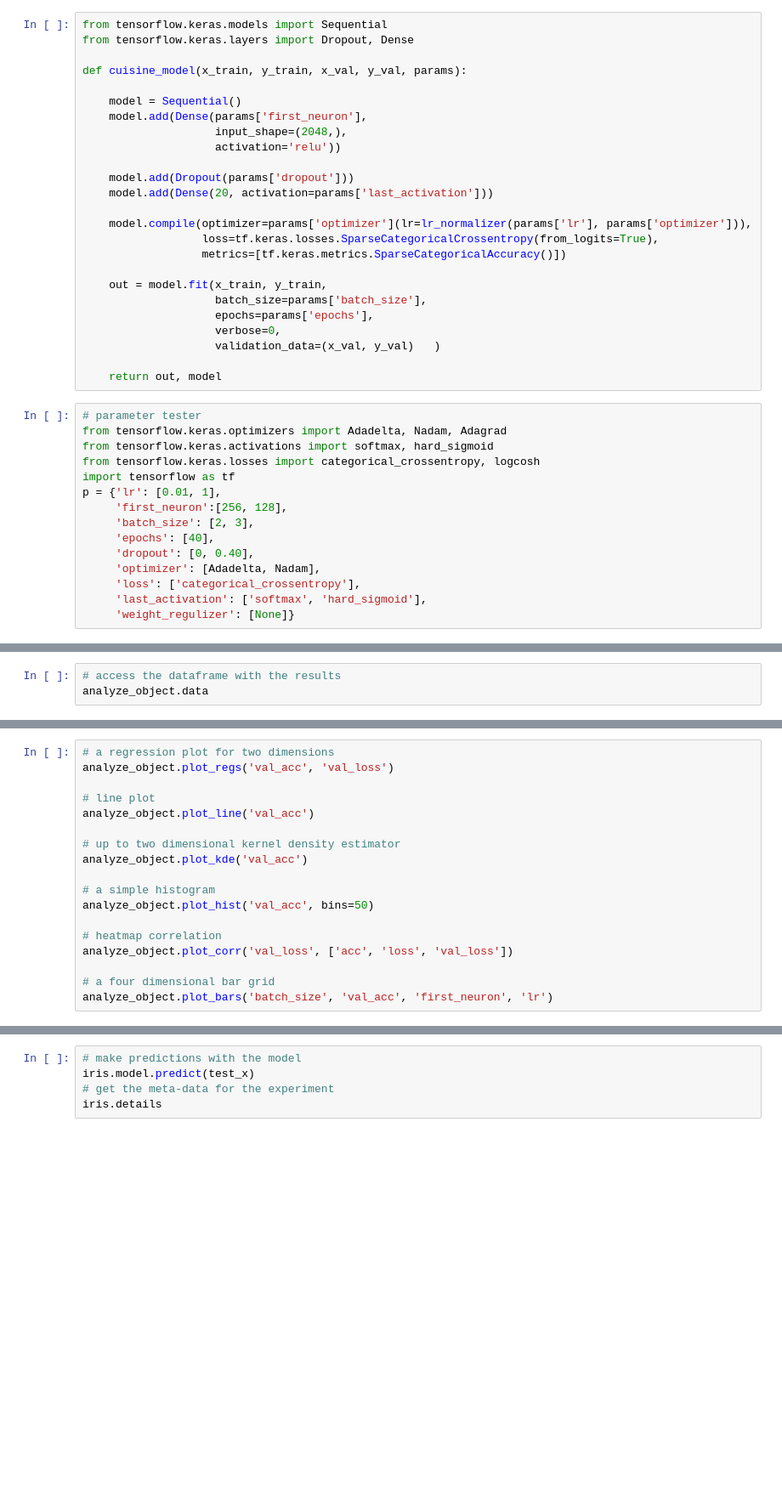
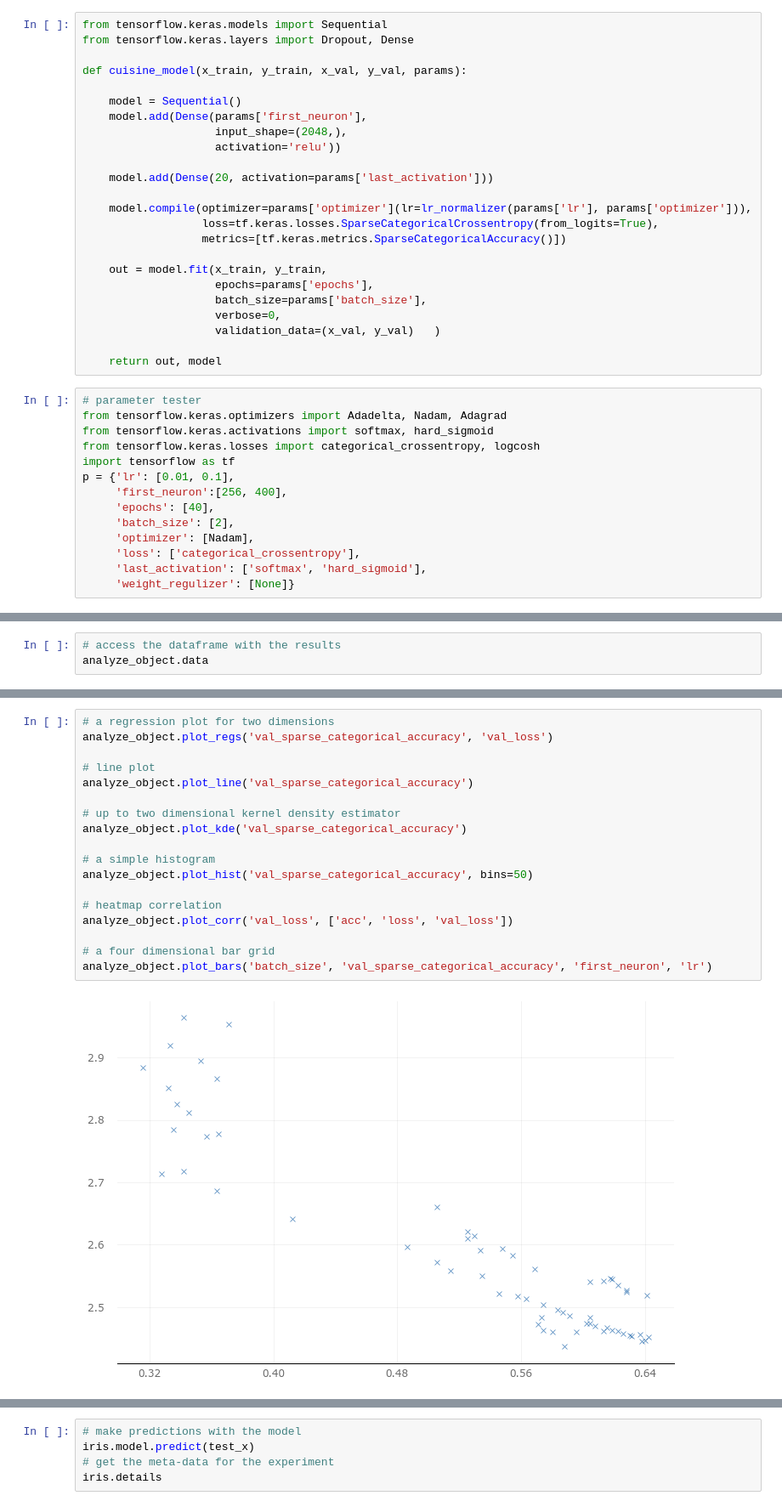
Before and after one commit to eesss34690/ML_Cuisine_Category_Predictor, a Jupyter notebook: hw4.ipynb, the cells around one changed output, grey strips where cells are left out. Shown at 85% size. Drawn from its saved outputs; the diff is of its cells as text; blank space fills up the shorter version.

```diff
--- a/hw4.ipynb
+++ b/hw4.ipynb
@@ -381,7 +358,6 @@ def cuisine_model(x_train, y_train, x_val, y_val, params):
                     input_shape=(2048,),
                     activation='relu'))
 
-    model.add(Dropout(params['dropout']))
     model.add(Dense(20, activation=params['last_activation']))
 
     model.compile(optimizer=params['optimizer'](lr=lr_normalizer(params['lr'], params['optimizer'])),
@@ -389,8 +365,8 @@ def cuisine_model(x_train, y_train, x_val, y_val, params):
                   metrics=[tf.keras.metrics.SparseCategoricalAccuracy()])
 
     out = model.fit(x_train, y_train,
+                    epochs=params['epochs'],
                     batch_size=params['batch_size'],
-                    epochs=params['epochs'],
                     verbose=0,
                     validation_data=(x_val, y_val)   )
 
@@ -401,12 +377,11 @@ from tensorflow.keras.optimizers import Adadelta, Nadam, Adagrad
 from tensorflow.keras.activations import softmax, hard_sigmoid
 from tensorflow.keras.losses import categorical_crossentropy, logcosh
 import tensorflow as tf
-p = {'lr': [0.01, 1],
-     'first_neuron':[256, 128],
-     'batch_size': [2, 3],
+p = {'lr': [0.01, 0.1],
+     'first_neuron':[256, 400],
      'epochs': [40],
-     'dropout': [0, 0.40],
-     'optimizer': [Adadelta, Nadam],
+     'batch_size': [2],
+     'optimizer': [Nadam],
      'loss': ['categorical_crossentropy'],
      'last_activation': ['softmax', 'hard_sigmoid'],
      'weight_regulizer': [None]}
@@ -475,18 +448,20 @@ analyze_object.correlate('val_loss', ['acc', 'loss', 'val_loss'])
 # %%
 # a regression plot for two dimensions
-analyze_object.plot_regs('val_acc', 'val_loss')
+analyze_object.plot_regs('val_sparse_categorical_accuracy', 'val_loss')
 
 # line plot
-analyze_object.plot_line('val_acc')
+analyze_object.plot_line('val_sparse_categorical_accuracy')
 
 # up to two dimensional kernel density estimator
-analyze_object.plot_kde('val_acc')
+analyze_object.plot_kde('val_sparse_categorical_accuracy')
 
 # a simple histogram
-analyze_object.plot_hist('val_acc', bins=50)
+analyze_object.plot_hist('val_sparse_categorical_accuracy', bins=50)
 
 # heatmap correlation
 analyze_object.plot_corr('val_loss', ['acc', 'loss', 'val_loss'])
 
 # a four dimensional bar grid
-analyze_object.plot_bars('batch_size', 'val_acc', 'first_neuron', 'lr')
+analyze_object.plot_bars('batch_size', 'val_sparse_categorical_accuracy', 'first_neuron', 'lr')
+# %% [output]
+[figure, added]
```
Also changed, not shown: parts of 16 cells of this notebook, 11 other files.
